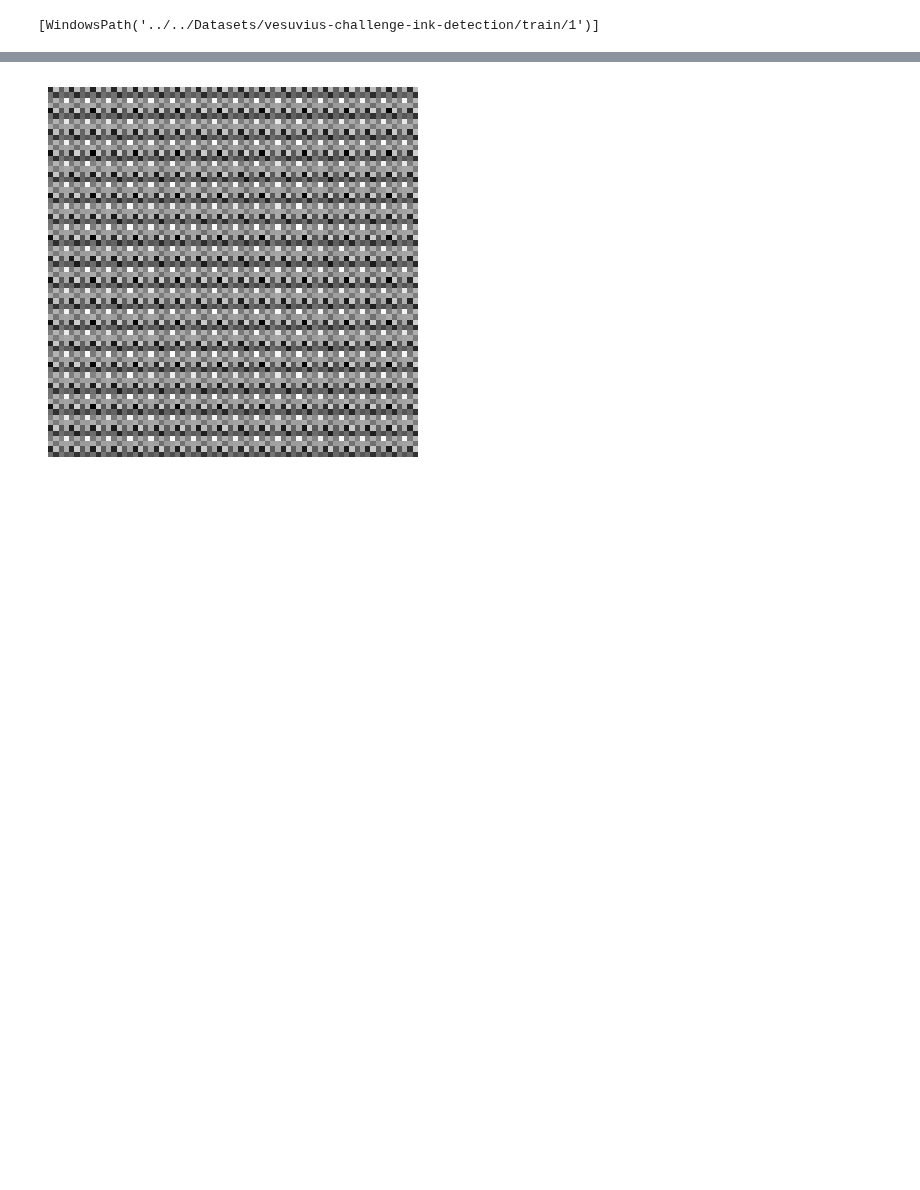
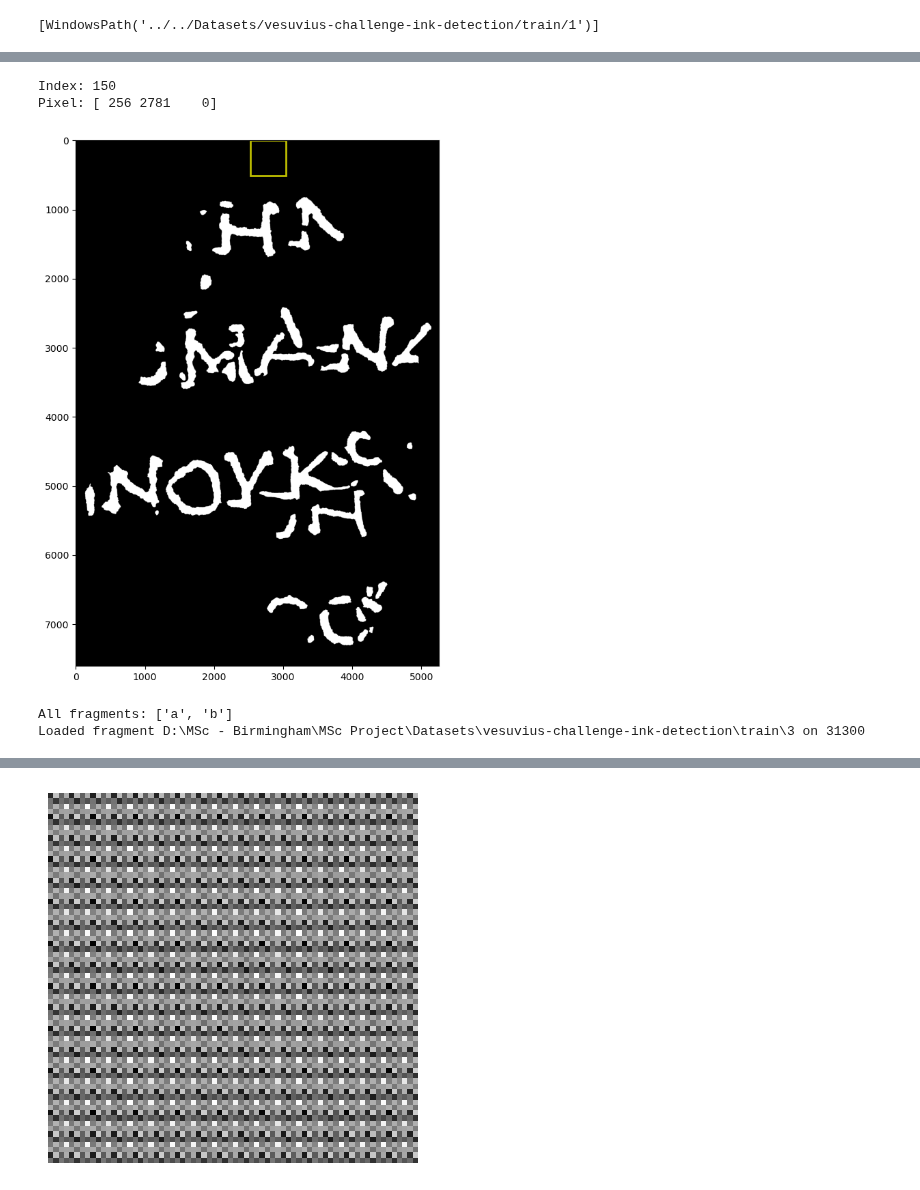
Before and after one commit to Wishmitha/Vesuvius, a Jupyter notebook: ink_detection/ink_detection_unet_pytorch_inbuilt_crops.ipynb, the cells around one changed output, grey strips where cells are left out. Cells and saved outputs as stored; diff of their text form; code cells hidden in the pictures; blank space fills up the shorter version.

```diff
--- a/ink_detection/ink_detection_unet_pytorch_inbuilt_crops.ipynb
+++ b/ink_detection/ink_detection_unet_pytorch_inbuilt_crops.ipynb
@@ -285,3 +278,20 @@ plt.show()
+# %%
+idx = 150
+val_dset.plot_label(idx, figsize=(16, 10))
+# %% [output]
+Index: 150
+Pixel: [ 256 2781    0]
+[figure, added]
+# %%
+test_path = base_path / "test"
+all_fragments = sorted([f.name for f in test_path.iterdir()])
+print("All fragments:", all_fragments)
+# Due to limited memory on Kaggle, we can only load 1 full fragment
+test_fragments = [test_path / fragment_name for fragment_name in ['a']]
+test_dset = FragmentDataset(fragments=val_fragments, voxel_shape=voxel_size, filter_edge_pixels=True, load_inklabels=False)
+# %% [output]
+All fragments: ['a', 'b']
+Loaded fragment D:\MSc - Birmingham\MSc Project\Datasets\vesuvius-challenge-ink-detection\train\3 on 31300
 # %%
 # class FragmentDataset(Dataset):
 #     def __init__(self, volume_paths, seg_paths, mask_paths, transform=None):
```
Also changed, not shown: parts of 17 cells of this notebook.
